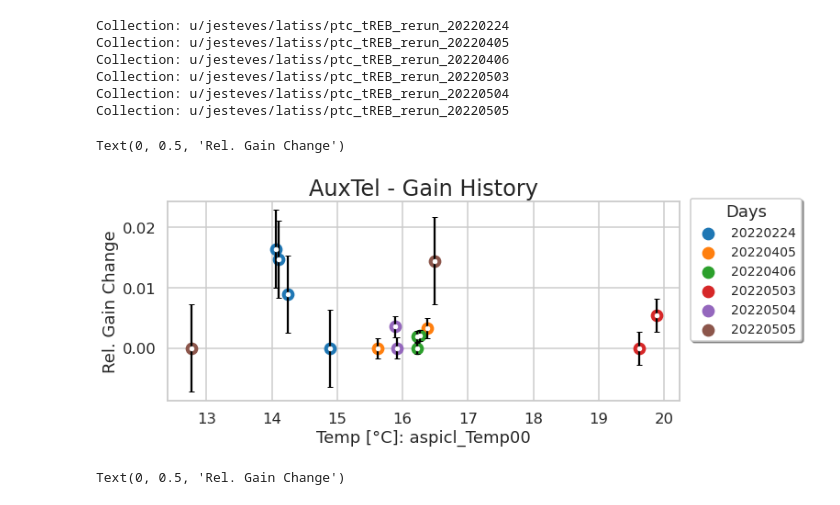
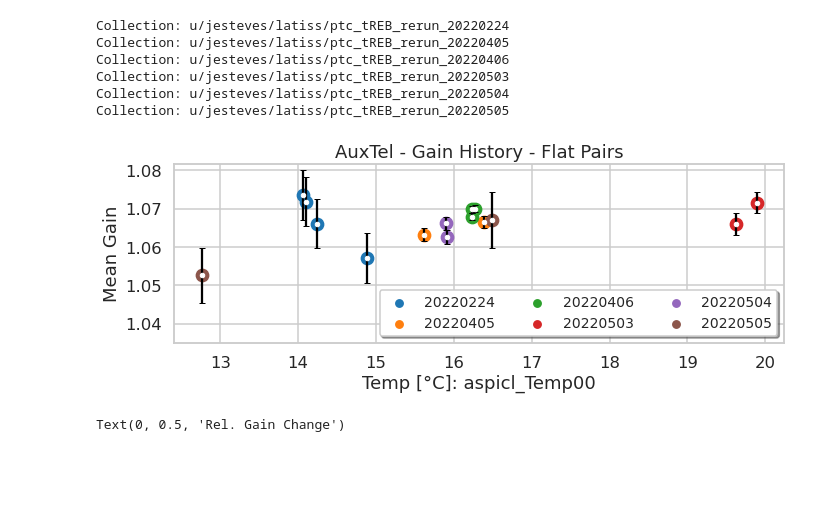
Before and after one commit to estevesjh/ComScratchStuff, a Jupyter notebook: ComCam/temperatureREBGain/tempREB_Gain_22May2022.ipynb, the cells around one changed output. Saved outputs shown, nothing was run; the diff lists cells and outputs as text; code cells hidden in the pictures; blank space fills up the shorter version.

Commit message:
gain

```diff
--- a/ComCam/temperatureREBGain/tempREB_Gain_22May2022.ipynb
+++ b/ComCam/temperatureREBGain/tempREB_Gain_22May2022.ipynb
@@ -127,23 +119,25 @@ sns.set_context('talk')
 sns.set_style('whitegrid')
 # %%
 plt.figure(figsize=(10,4))
-plt.title("AuxTel - Gain History", fontsize=24)
+plt.title("AuxTel - Gain History - Flat Pairs", fontsize=18)
 for day,data in zip(days,data_list):
     gains = data['gain']
     gain_err = data['gainErr']
     temp = data['temperatures']
     temp_err = data['temperatures_err']
-    rel_gain = gains-np.nanmin(gains)
-    plt.scatter(temp, rel_gain, label=day, s=150)
-    plt.errorbar(temp, rel_gain, yerr=gain_err,
+    #rel_gain = gains-np.nanmin(gains)
+    plt.scatter(temp, gains, label=day, s=150)
+    plt.errorbar(temp, gains, yerr=gain_err,
              fmt='.w',capsize=3,ecolor='k')
-plt.legend(fontsize=14, loc=(1.02,.3),
-           ncol=1, shadow=True, title="Days", fancybox=True)
+plt.legend(fontsize=14, markerscale=0.6,
+           ncol=3, shadow=True,fancybox=True)
+plt.ylim(1.035, )
 plt.xlabel('Temp [°C]: aspicl_Temp00')
-plt.ylabel('Rel. Gain Change')
+plt.ylabel('Mean Gain')
+plt.tight_layout()
+plt.savefig(f'./plots/temp_gain_May22.pdf',dpi=100)
 # %% [output]
-Text(0, 0.5, 'Rel. Gain Change')
-[figure, old version]
+[figure, new version]
 # %%
 for day,data in zip(days,data_list):
     gains = data['gain']
```
Also changed, not shown: parts of 1 cell of this notebook, 4 other files.
